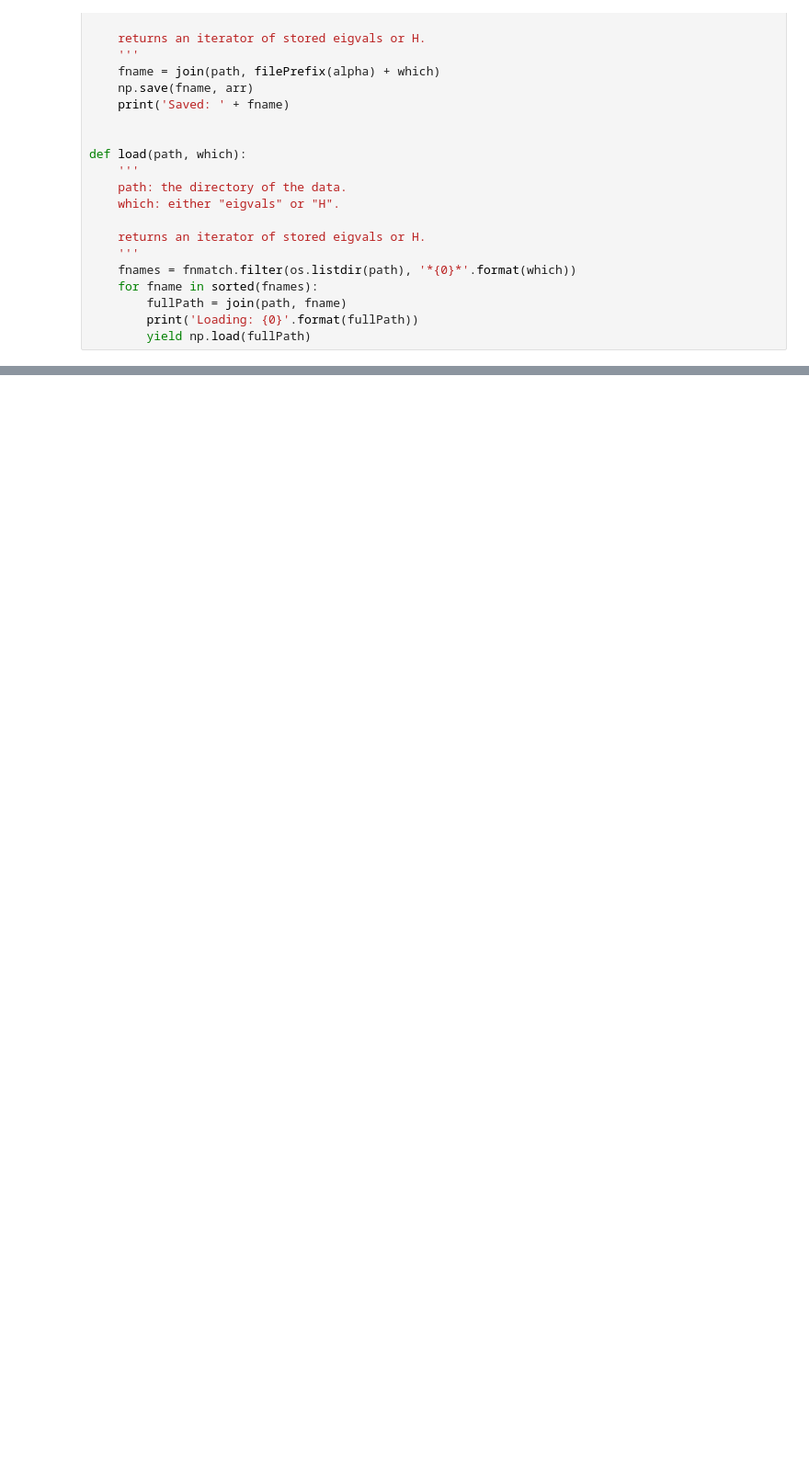
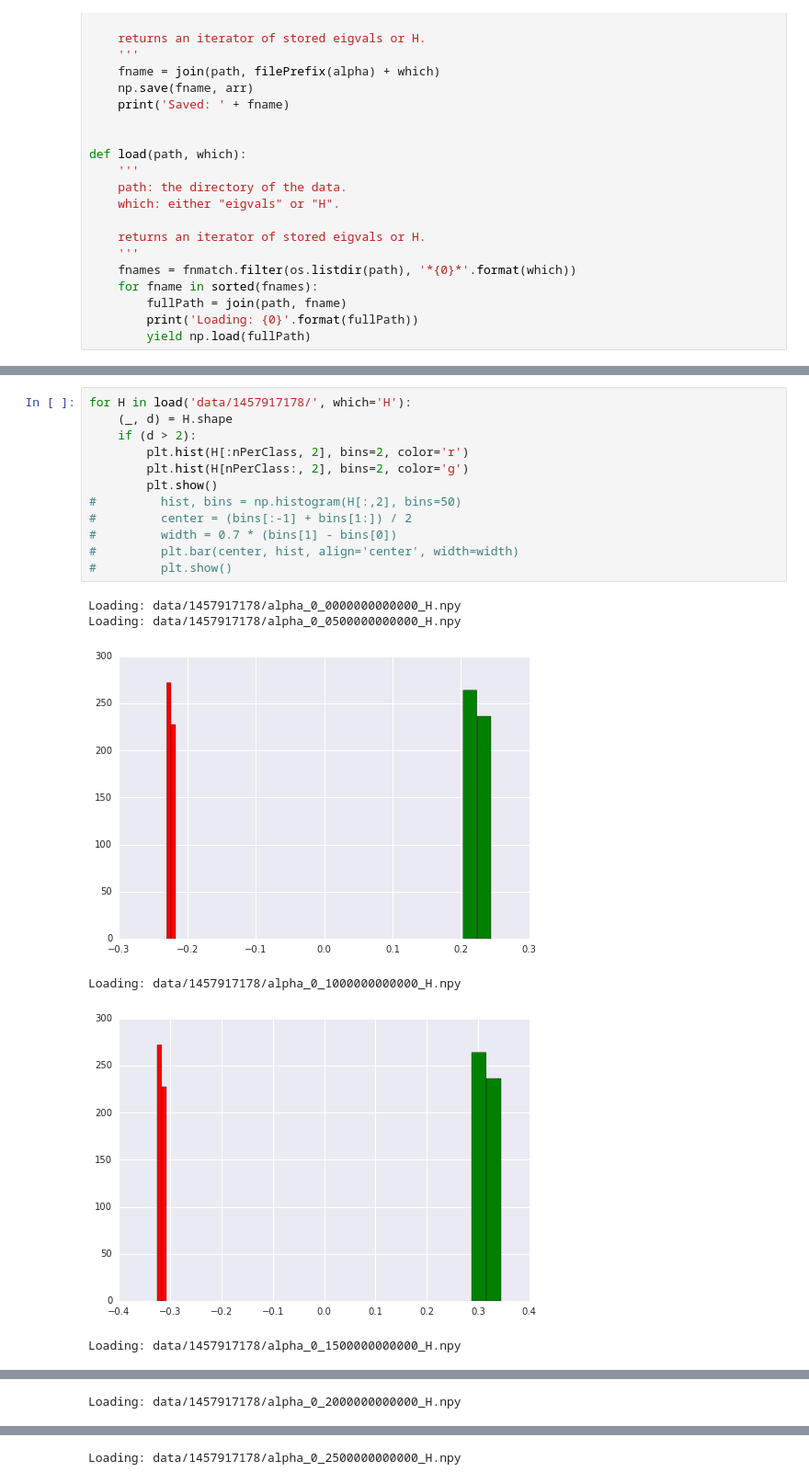
Before and after one commit to kristjanjonsson/Deep-Hidden-Layer-Learning, a Jupyter notebook: Circles.ipynb, the cells around one changed output, grey strips where cells are left out. Shown at 92% size. Drawn from its saved outputs; the diff is of its cells as text; blank space fills up the shorter version.

```diff
--- a/Circles.ipynb
+++ b/Circles.ipynb
@@ -184 +190,20 @@ Loading: data/1457403083/alpha_0_9850000000000_H.npy
 ... (30 outputs left out)
+# %%
+for H in load('data/1457917178/', which='H'):
+    (_, d) = H.shape
+    if (d > 2):
+        plt.hist(H[:nPerClass, 2], bins=2, color='r')
+        plt.hist(H[nPerClass:, 2], bins=2, color='g')
+        plt.show()
+#         hist, bins = np.histogram(H[:,2], bins=50)
+#         center = (bins[:-1] + bins[1:]) / 2
+#         width = 0.7 * (bins[1] - bins[0])
+#         plt.bar(center, hist, align='center', width=width)
+#         plt.show()
+# %% [output]
+Loading: data/1457917178/alpha_0_0000000000000_H.npy
+Loading: data/1457917178/alpha_0_0500000000000_H.npy
+[figure, added]
+Loading: data/1457917178/alpha_0_1000000000000_H.npy
+[figure, added]
+Loading: data/1457917178/alpha_0_1500000000000_H.npy
@@ -184,0 +211 @@ Loading: data/1457403083/alpha_0_9850000000000_H.npy
+Loading: data/1457917178/alpha_0_2000000000000_H.npy
@@ -184,0 +213 @@ Loading: data/1457403083/alpha_0_9850000000000_H.npy
+Loading: data/1457917178/alpha_0_2500000000000_H.npy
```
Also changed, not shown: parts of 11 cells of this notebook.
